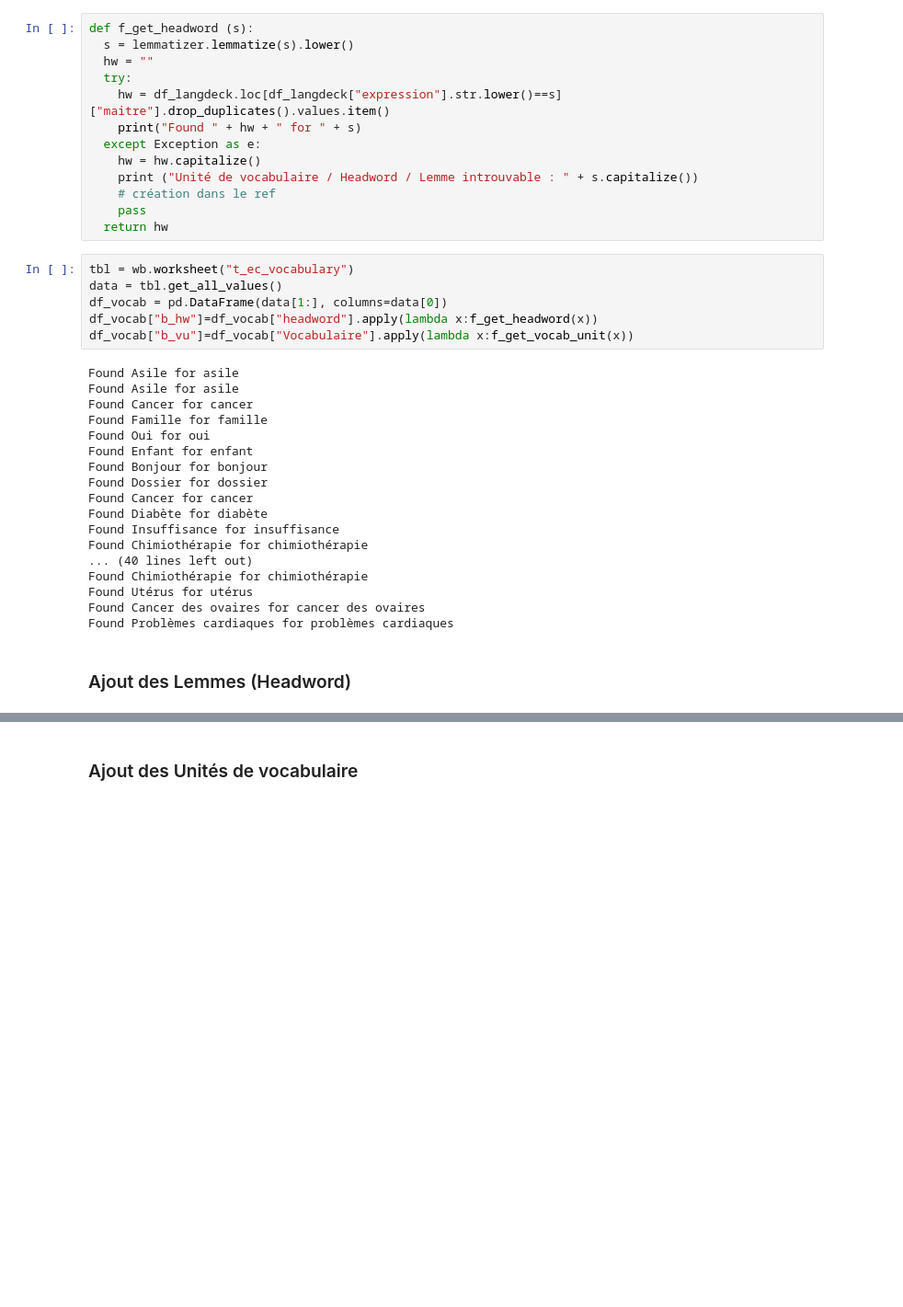
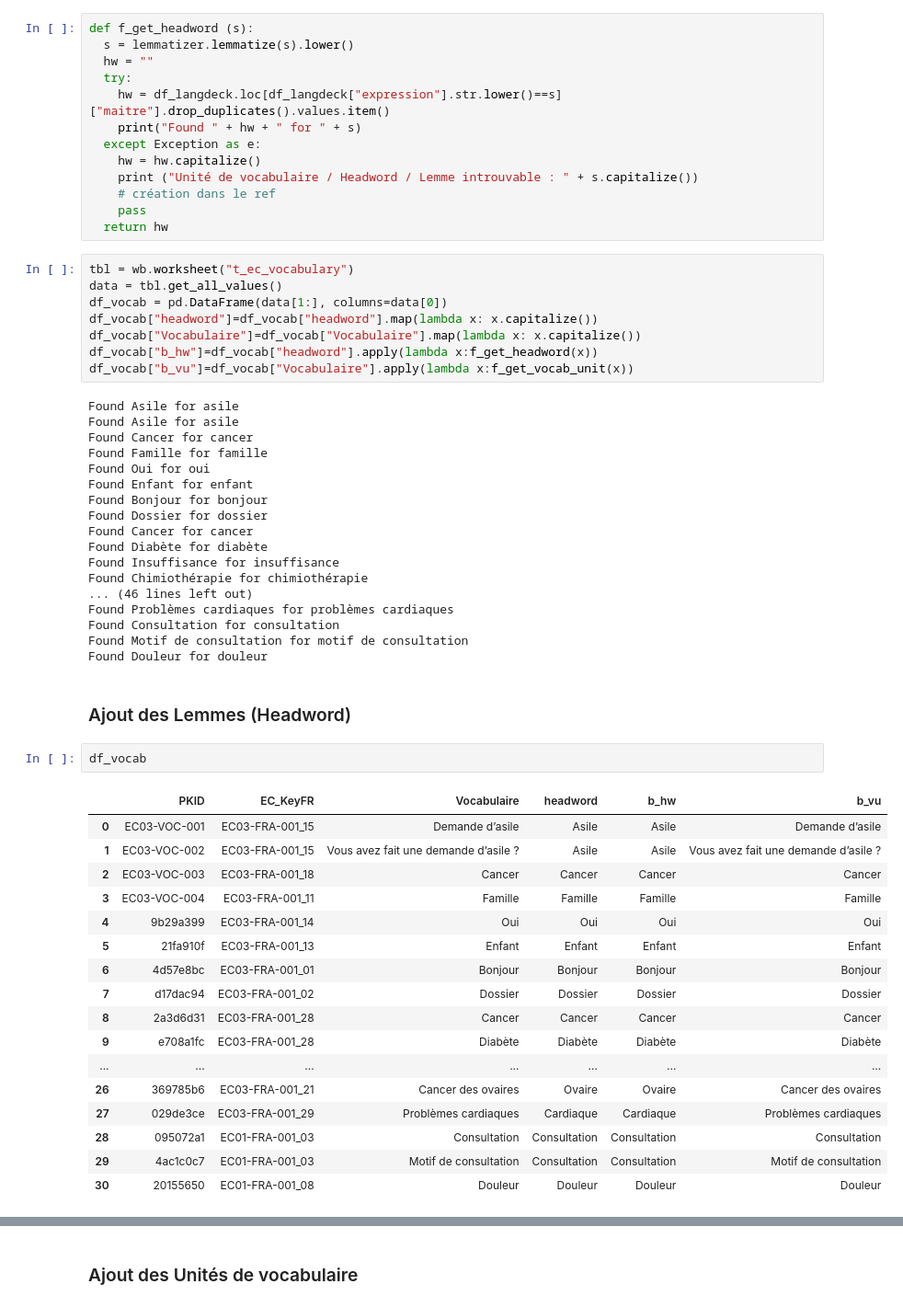
Before and after one commit to gretiere545/langdeck, a Jupyter notebook: langdeck_sync.ipynb, the cells around one changed output, grey strips where cells are left out. Shown at 92% size. Drawn from its saved outputs; the diff is of its cells as text; blank space fills up the shorter version.

```diff
--- a/langdeck_sync.ipynb
+++ b/langdeck_sync.ipynb
@@ -690,6 +695,8 @@ def f_get_headword (s):
 tbl = wb.worksheet("t_ec_vocabulary")
 data = tbl.get_all_values()
 df_vocab = pd.DataFrame(data[1:], columns=data[0])
+df_vocab["headword"]=df_vocab["headword"].map(lambda x: x.capitalize())
+df_vocab["Vocabulaire"]=df_vocab["Vocabulaire"].map(lambda x: x.capitalize())
 df_vocab["b_hw"]=df_vocab["headword"].apply(lambda x:f_get_headword(x))
 df_vocab["b_vu"]=df_vocab["Vocabulaire"].apply(lambda x:f_get_vocab_unit(x))
 # %% [output]
@@ -705,13 +712,33 @@ Found Cancer for cancer
 Found Diabète for diabète
 Found Insuffisance for insuffisance
 Found Chimiothérapie for chimiothérapie
-... (40 lines left out)
-Found Chimiothérapie for chimiothérapie
-Found Utérus for utérus
-Found Cancer des ovaires for cancer des ovaires
+... (46 lines left out)
 Found Problèmes cardiaques for problèmes cardiaques
+Found Consultation for consultation
+Found Motif de consultation for motif de consultation
+Found Douleur for douleur
 # %% [markdown]
 ### Ajout des Lemmes (Headword)
+# %%
+df_vocab
+# %% [output]
+|  | PKID | EC_KeyFR | Vocabulaire | headword | b_hw | b_vu |
+| 0 | EC03-VOC-001 | EC03-FRA-001_15 | Demande d’asile | Asile | Asile | Demande d’asile |
+| 1 | EC03-VOC-002 | EC03-FRA-001_15 | Vous avez fait une demande d’asile ? | Asile | Asile | Vous avez fait une demande d’asile ? |
+| 2 | EC03-VOC-003 | EC03-FRA-001_18 | Cancer | Cancer | Cancer | Cancer |
+| 3 | EC03-VOC-004 | EC03-FRA-001_11 | Famille | Famille | Famille | Famille |
+| 4 | 9b29a399 | EC03-FRA-001_14 | Oui | Oui | Oui | Oui |
+| 5 | 21fa910f | EC03-FRA-001_13 | Enfant | Enfant | Enfant | Enfant |
+| 6 | 4d57e8bc | EC03-FRA-001_01 | Bonjour | Bonjour | Bonjour | Bonjour |
+| 7 | d17dac94 | EC03-FRA-001_02 | Dossier | Dossier | Dossier | Dossier |
+| 8 | 2a3d6d31 | EC03-FRA-001_28 | Cancer | Cancer | Cancer | Cancer |
+| 9 | e708a1fc | EC03-FRA-001_28 | Diabète | Diabète | Diabète | Diabète |
+| ... | ... | ... | ... | ... | ... | ... |
+| 26 | 369785b6 | EC03-FRA-001_21 | Cancer des ovaires | Ovaire | Ovaire | Cancer des ovaires |
+| 27 | 029de3ce | EC03-FRA-001_29 | Problèmes cardiaques | Cardiaque | Cardiaque | Problèmes cardiaques |
+| 28 | 095072a1 | EC01-FRA-001_03 | Consultation | Consultation | Consultation | Consultation |
+| 29 | 4ac1c0c7 | EC01-FRA-001_03 | Motif de consultation | Consultation | Consultation | Motif de consultation |
+| 30 | 20155650 | EC01-FRA-001_08 | Douleur | Douleur | Douleur | Douleur |
 # %%
 for index, row in df_vocab.iterrows():
   # si b_hw est vide : on créé la ligne
```
Also changed, not shown: parts of 53 cells of this notebook.
